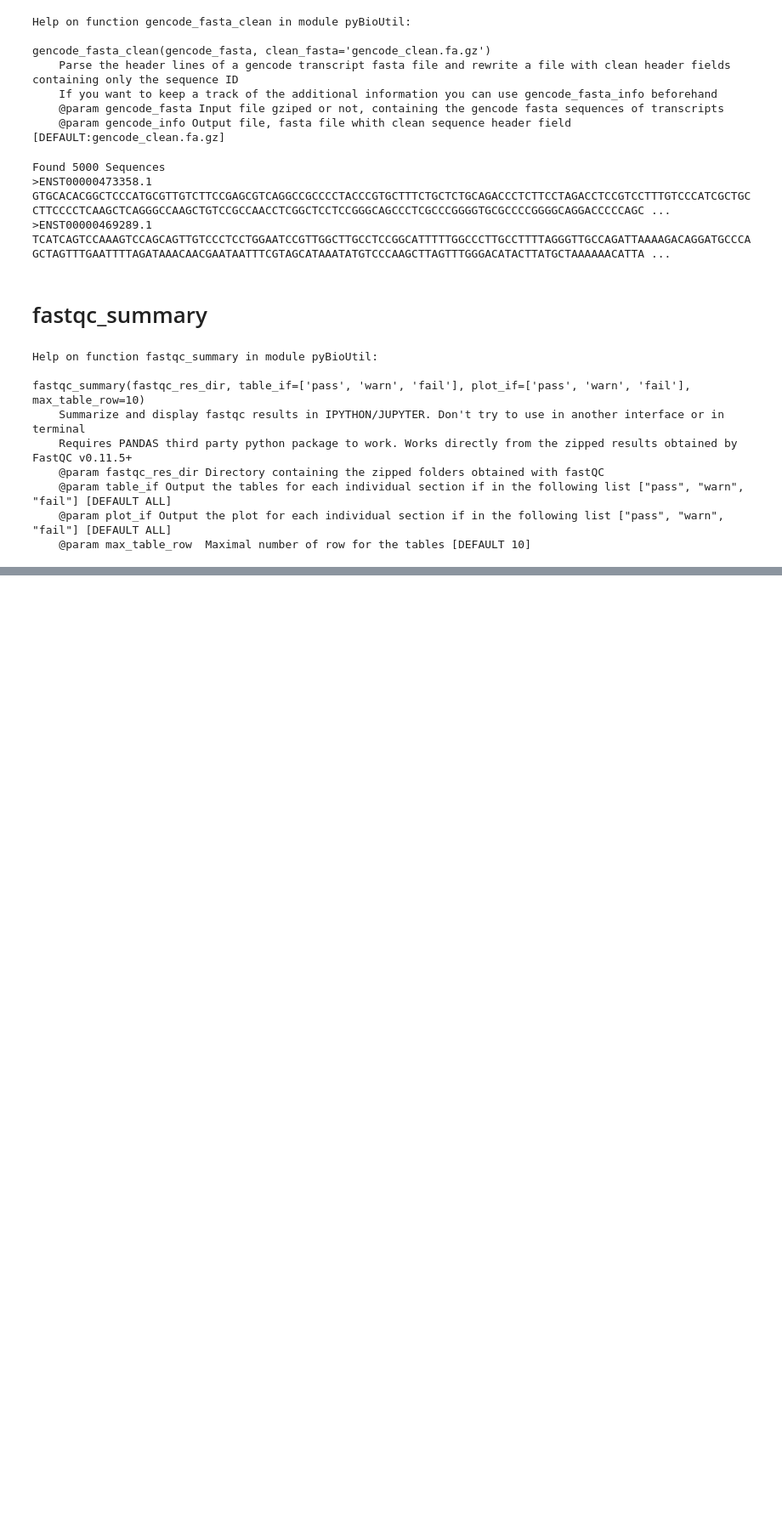
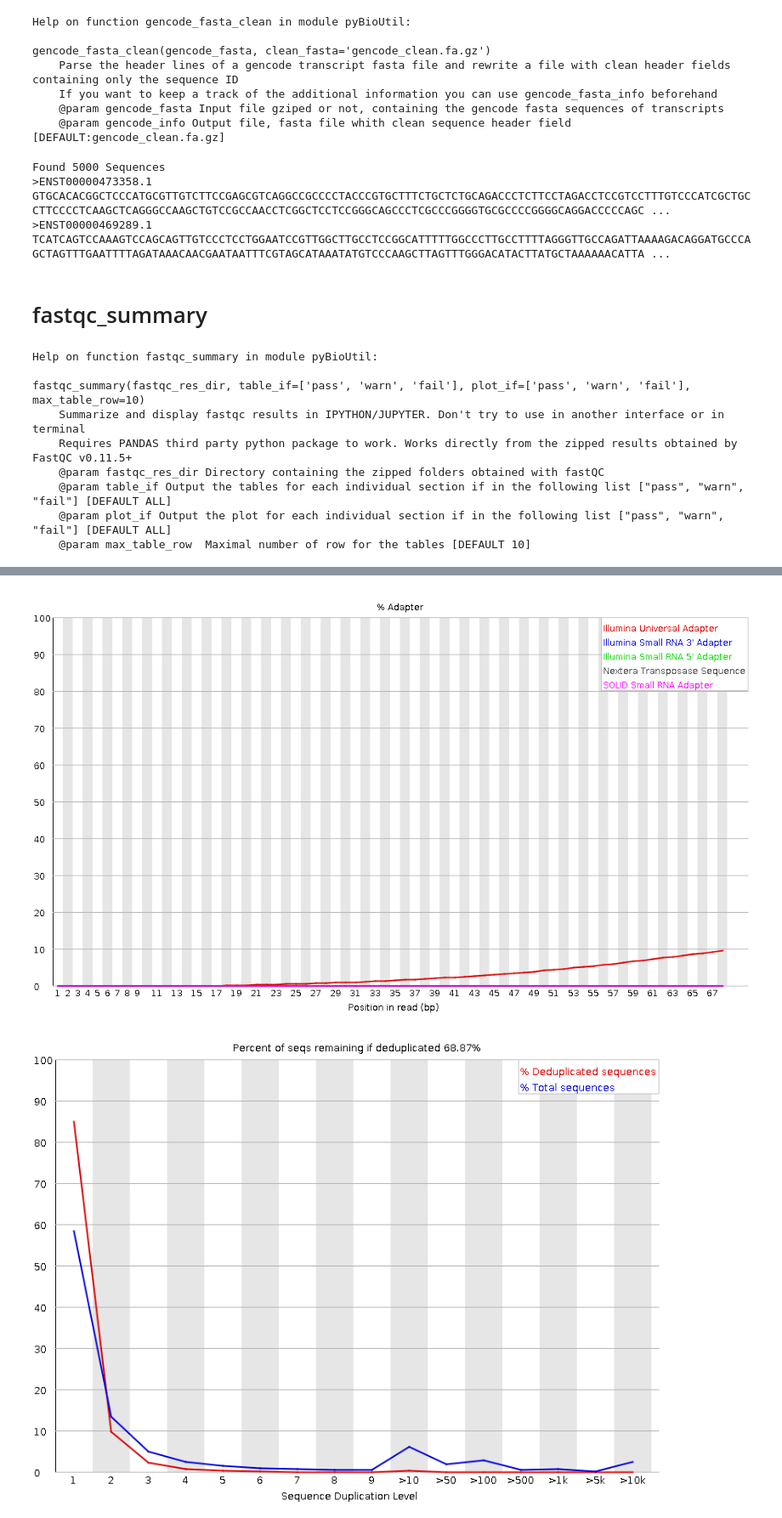
Before and after one commit to a-slide/pyBioUtil, a Jupyter notebook: test_pyBioUtil.ipynb, the cells around one changed output, grey strips where cells are left out. Shown at 85% size. Drawn from its saved outputs; the diff is of its cells as text; code cells hidden in the pictures; blank space fills up the shorter version.

```diff
--- a/test_pyBioUtil.ipynb
+++ b/test_pyBioUtil.ipynb
@@ -105,0 +105,6 @@ fastqc_summary("./test_data/", plot_if=["fail"], table_if=["pass", "warn", "fail
+# %%
+from IPython.core.display import Image, display, HTML
+display(Image("./test_data/32IIR_1_fastqc/Images/adapter_content.png"), Image("./test_data/32IIR_1_fastqc/Images/duplication_levels.png"))
+# %% [output]
+[figure, added]
+[figure, added]
```
Also changed, not shown: parts of 1 cell of this notebook, 19 other files.
